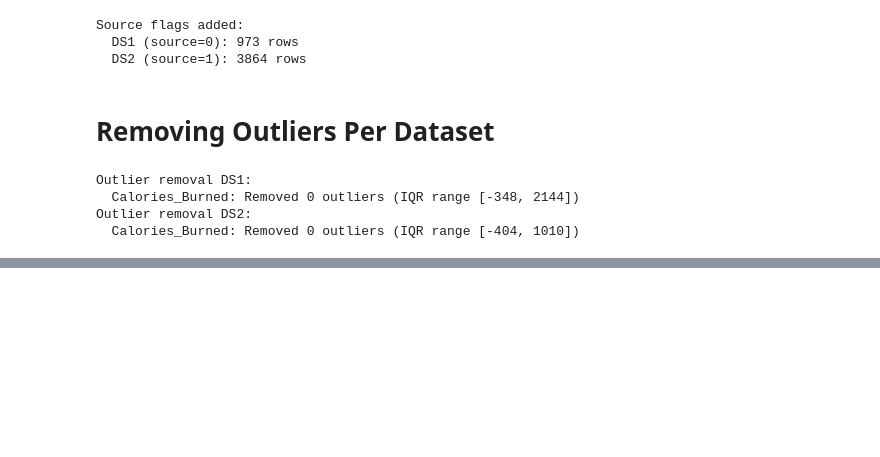
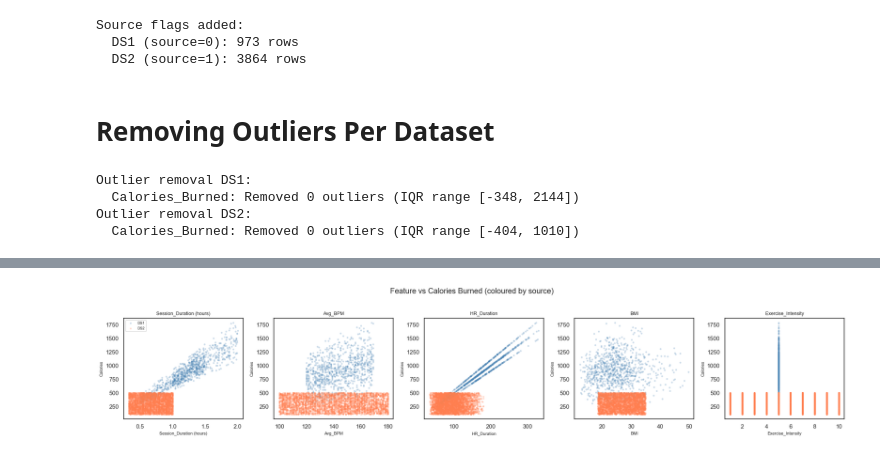
Before and after one commit to heyisula/caloriesense, a Jupyter notebook: retrain.ipynb, the cells around one changed output, grey strips where cells are left out. Saved outputs shown, nothing was run; the diff lists cells and outputs as text; code cells hidden in the pictures; blank space fills up the shorter version.

```diff
--- a/retrain.ipynb
+++ b/retrain.ipynb
@@ -185,0 +388,18 @@ Outlier removal DS2:
+# %%
+scatter_cols = ['Session_Duration (hours)', 'Avg_BPM', 'HR_Duration', 'BMI', 'Exercise_Intensity']
+fig, axes = plt.subplots(1, len(scatter_cols), figsize=(20, 4))
+for ax, col in zip(axes, scatter_cols):
+    for src, color, label in [(0,'steelblue','DS1'), (1,'coral','DS2')]:
+        m = dfUnified['source'] == src
+        ax.scatter(dfUnified.loc[m, col], dfUnified.loc[m, 'Calories_Burned'],
+                   alpha=0.2, s=6, color=color, label=label)
+    ax.set_xlabel(col, fontsize=8); ax.set_ylabel('Calories', fontsize=8)
+    ax.set_title(col, fontsize=9)
+axes[0].legend(fontsize=7)
+plt.suptitle('Feature vs Calories Burned (coloured by source)', y=1.02)
+plt.tight_layout();
+plt.savefig('out/plots/feature_vs_cal.png', dpi=300, bbox_inches="tight")
+
+plt.show()
+# %% [output]
+[figure, added]
```
Also changed, not shown: parts of 54 cells of this notebook, 31 other files.
